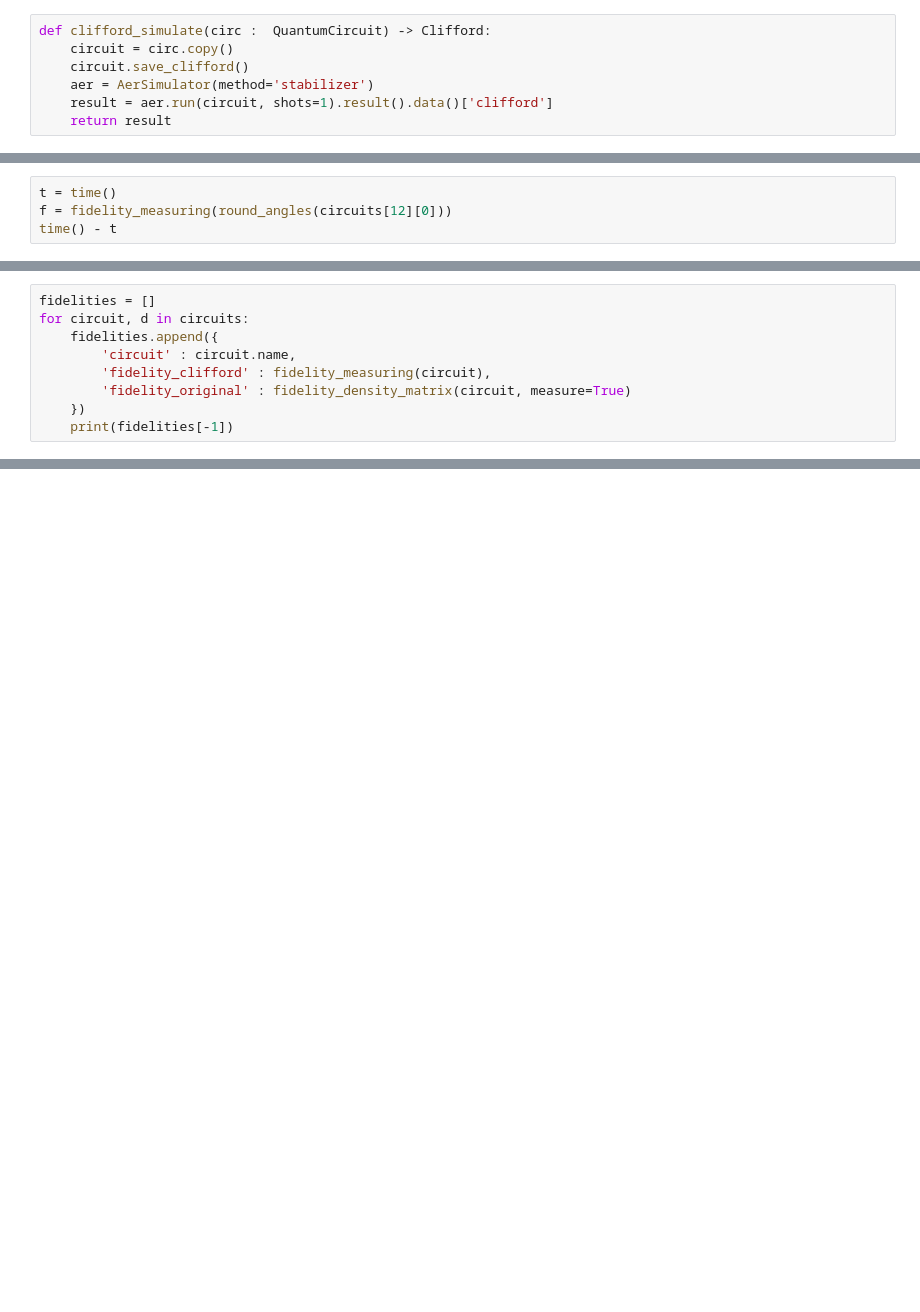
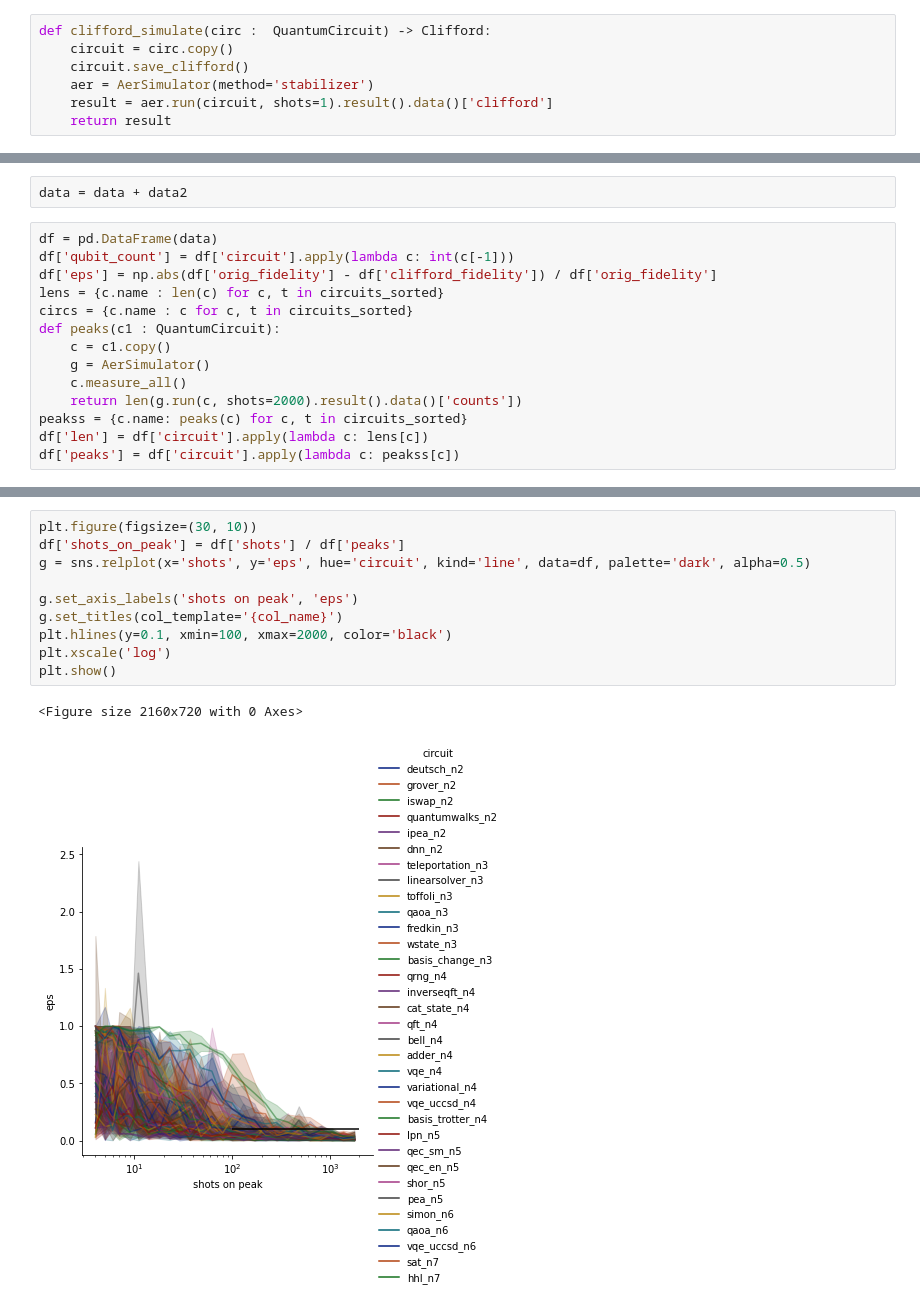
Before and after one commit to nolongerlaugh/Clifford-Opt, a Jupyter notebook: clifford.ipynb, the cells around one changed output, grey strips where cells are left out. Saved outputs shown, nothing was run; the diff lists cells and outputs as text; blank space fills up the shorter version.

Commit message:
Added new time tests

```diff
--- a/clifford.ipynb
+++ b/clifford.ipynb
@@ -426,4 +433,0 @@ time() - t
-# %%
-t = time()
-f = fidelity_measuring(round_angles(circuits[12][0]))
-time() - t
@@ -432,9 +433,0 @@ time() - t
-# %%
-fidelities = []
-for circuit, d in circuits:
-    fidelities.append({
-        'circuit' : circuit.name,
-        'fidelity_clifford' : fidelity_measuring(circuit),
-        'fidelity_original' : fidelity_density_matrix(circuit, measure=True)
-    })
-    print(fidelities[-1])
@@ -463,0 +508,16 @@ plt.show()
+# %%
+data = data + data2
+# %%
+df = pd.DataFrame(data)
+df['qubit_count'] = df['circuit'].apply(lambda c: int(c[-1]))
+df['eps'] = np.abs(df['orig_fidelity'] - df['clifford_fidelity']) / df['orig_fidelity']
+lens = {c.name : len(c) for c, t in circuits_sorted}
+circs = {c.name : c for c, t in circuits_sorted}
+def peaks(c1 : QuantumCircuit):
+    c = c1.copy()
+    g = AerSimulator()
+    c.measure_all()
+    return len(g.run(c, shots=2000).result().data()['counts'])
+peakss = {c.name: peaks(c) for c, t in circuits_sorted}
+df['len'] = df['circuit'].apply(lambda c: lens[c])
+df['peaks'] = df['circuit'].apply(lambda c: peakss[c])
@@ -463,0 +538,13 @@ plt.show()
+# %%
+plt.figure(figsize=(30, 10))
+df['shots_on_peak'] = df['shots'] / df['peaks']
+g = sns.relplot(x='shots', y='eps', hue='circuit', kind='line', data=df, palette='dark', alpha=0.5)
+
+g.set_axis_labels('shots on peak', 'eps')
+g.set_titles(col_template='{col_name}')
+plt.hlines(y=0.1, xmin=100, xmax=2000, color='black')
+plt.xscale('log')
+plt.show()
+# %% [output]
+<Figure size 2160x720 with 0 Axes>
+[figure, added]
```
Also changed, not shown: parts of 24 cells of this notebook.
